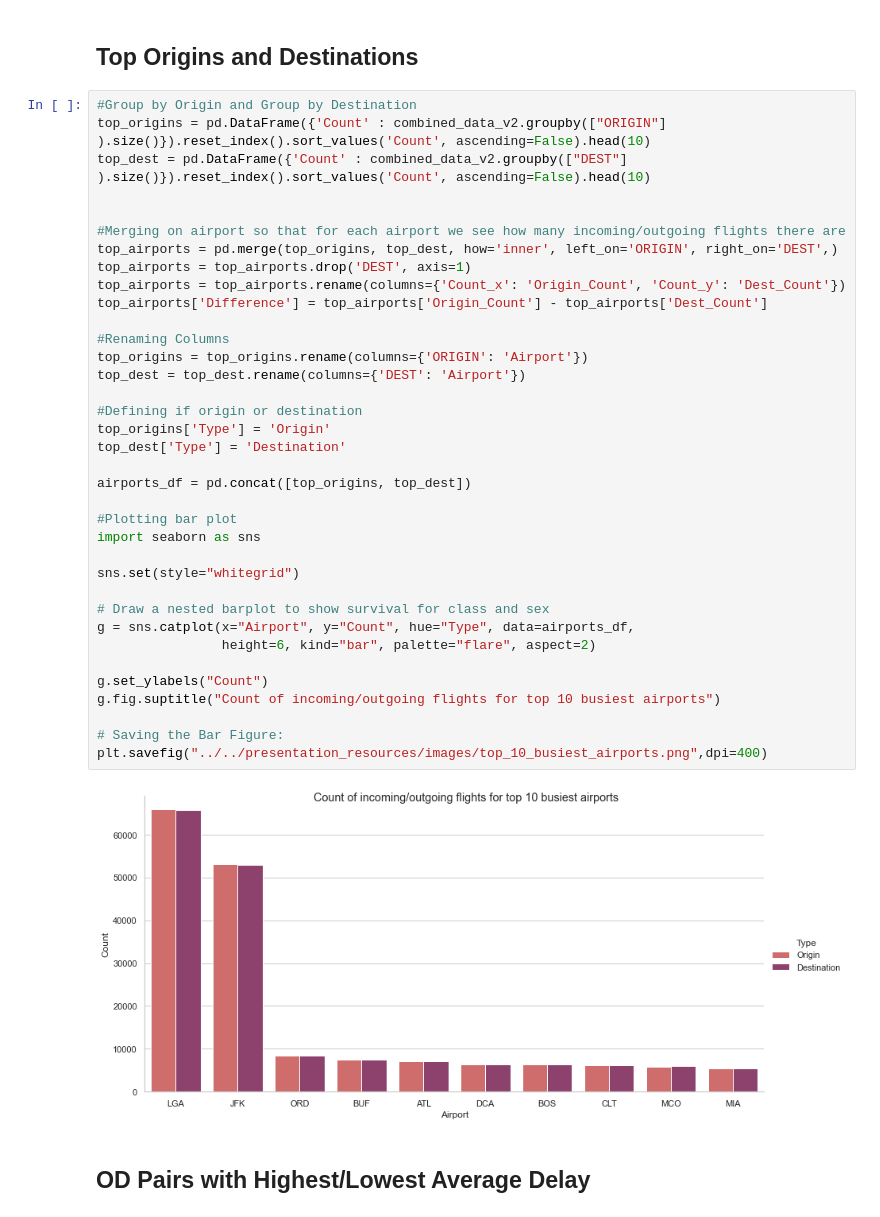
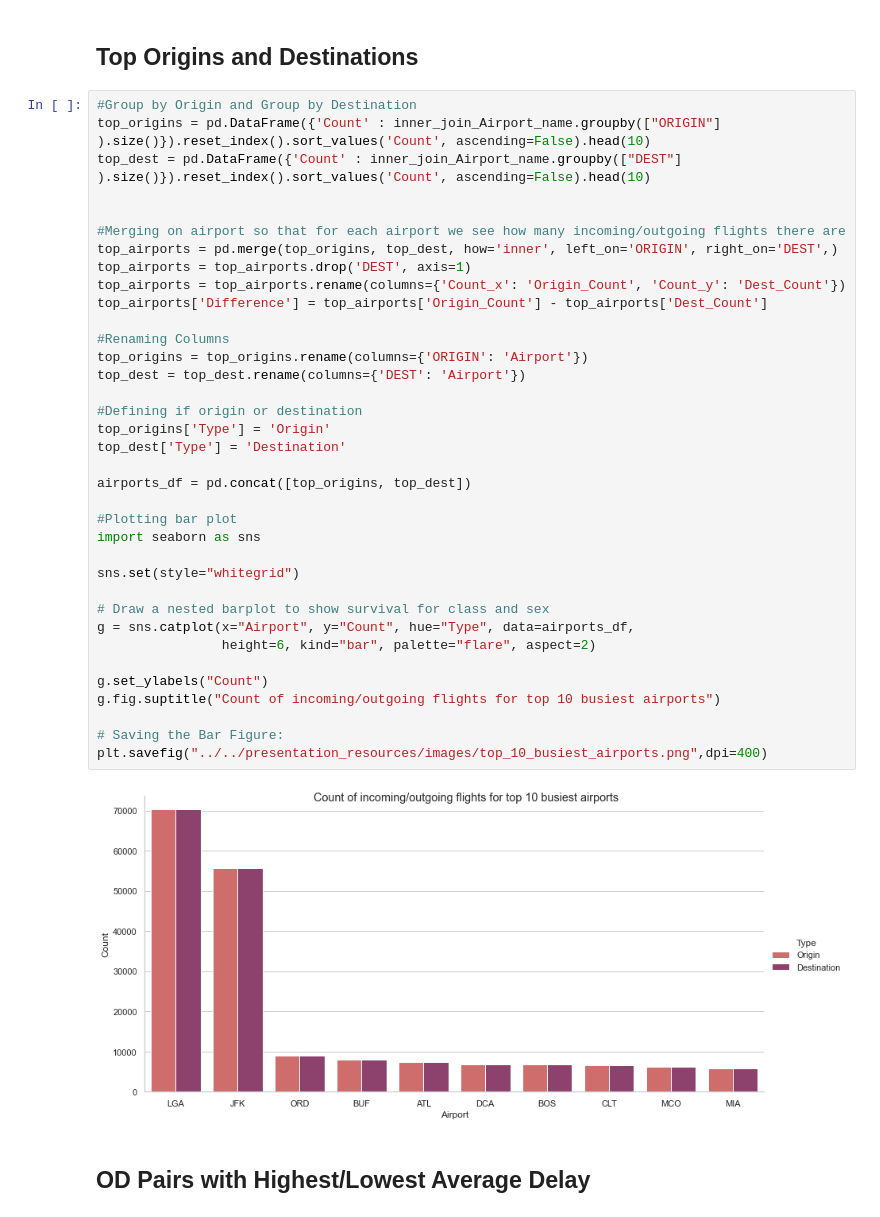
Before and after one commit to Mohammadbinshahid/Team4_Capstone_Project, a Jupyter notebook: proof_of_concept_designs/exploratory_data_analysis/flight_delay_predictions/flight_delay_prediction_EDA.ipynb, the cells around one changed output. Cells and saved outputs as stored; diff of their text form.

```diff
--- a/proof_of_concept_designs/exploratory_data_analysis/flight_delay_predictions/flight_delay_prediction_EDA.ipynb
+++ b/proof_of_concept_designs/exploratory_data_analysis/flight_delay_predictions/flight_delay_prediction_EDA.ipynb
@@ -396,42 +395,42 @@ top_OD_pairs
 ## Top Origins and Destinations
 # %%
 #Group by Origin and Group by Destination
-top_origins = pd.DataFrame({'Count' : combined_data_v2.groupby(["ORIGIN"] ).size()}).reset_index().sort_values('Count', ascending=False).head(10)
-top_dest = pd.DataFrame({'Count' : combined_data_v2.groupby(["DEST"] ).size()}).reset_index().sort_values('Count', ascending=False).head(10)
+top_origins = pd.DataFrame({'Count' : inner_join_Airport_name.groupby(["ORIGIN"] ).size()}).reset_index().sort_values('Count', ascending=False).head(10)
+top_dest = pd.DataFrame({'Count' : inner_join_Airport_name.groupby(["DEST"] ).size()}).reset_index().sort_values('Count', ascending=False).head(10)
 
 
 #Merging on airport so that for each airport we see how many incoming/outgoing flights there are
 top_airports = pd.merge(top_origins, top_dest, how='inner', left_on='ORIGIN', right_on='DEST',)
 top_airports = top_airports.drop('DEST', axis=1)
 top_airports = top_airports.rename(columns={'Count_x': 'Origin_Count', 'Count_y': 'Dest_Count'})
 top_airports['Difference'] = top_airports['Origin_Count'] - top_airports['Dest_Count']
 
 #Renaming Columns
 top_origins = top_origins.rename(columns={'ORIGIN': 'Airport'})
 top_dest = top_dest.rename(columns={'DEST': 'Airport'})
 
 #Defining if origin or destination
 top_origins['Type'] = 'Origin'
 top_dest['Type'] = 'Destination'
 
 airports_df = pd.concat([top_origins, top_dest])
 
 #Plotting bar plot
 import seaborn as sns
 
 sns.set(style="whitegrid")
 
 # Draw a nested barplot to show survival for class and sex
 g = sns.catplot(x="Airport", y="Count", hue="Type", data=airports_df,
                 height=6, kind="bar", palette="flare", aspect=2)
 
 g.set_ylabels("Count")
 g.fig.suptitle("Count of incoming/outgoing flights for top 10 busiest airports")
 
 # Saving the Bar Figure:
 plt.savefig("../../presentation_resources/images/top_10_busiest_airports.png",dpi=400)
 # %% [output]
-[figure, old version]
+[figure, new version]
 # %% [markdown]
 ## OD Pairs with Highest/Lowest Average Delay
 # %%
```
Also changed, not shown: parts of 3 cells of this notebook.
